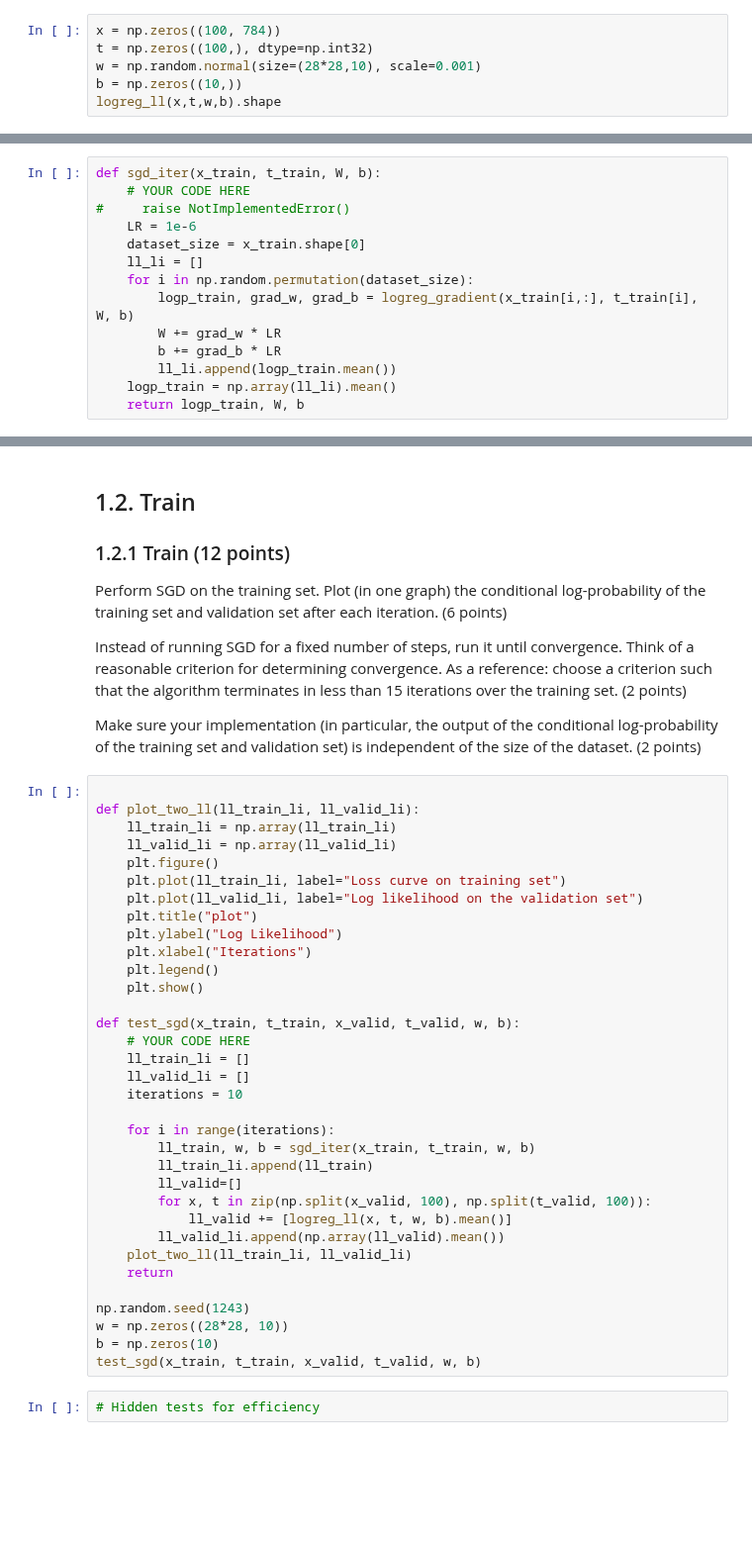
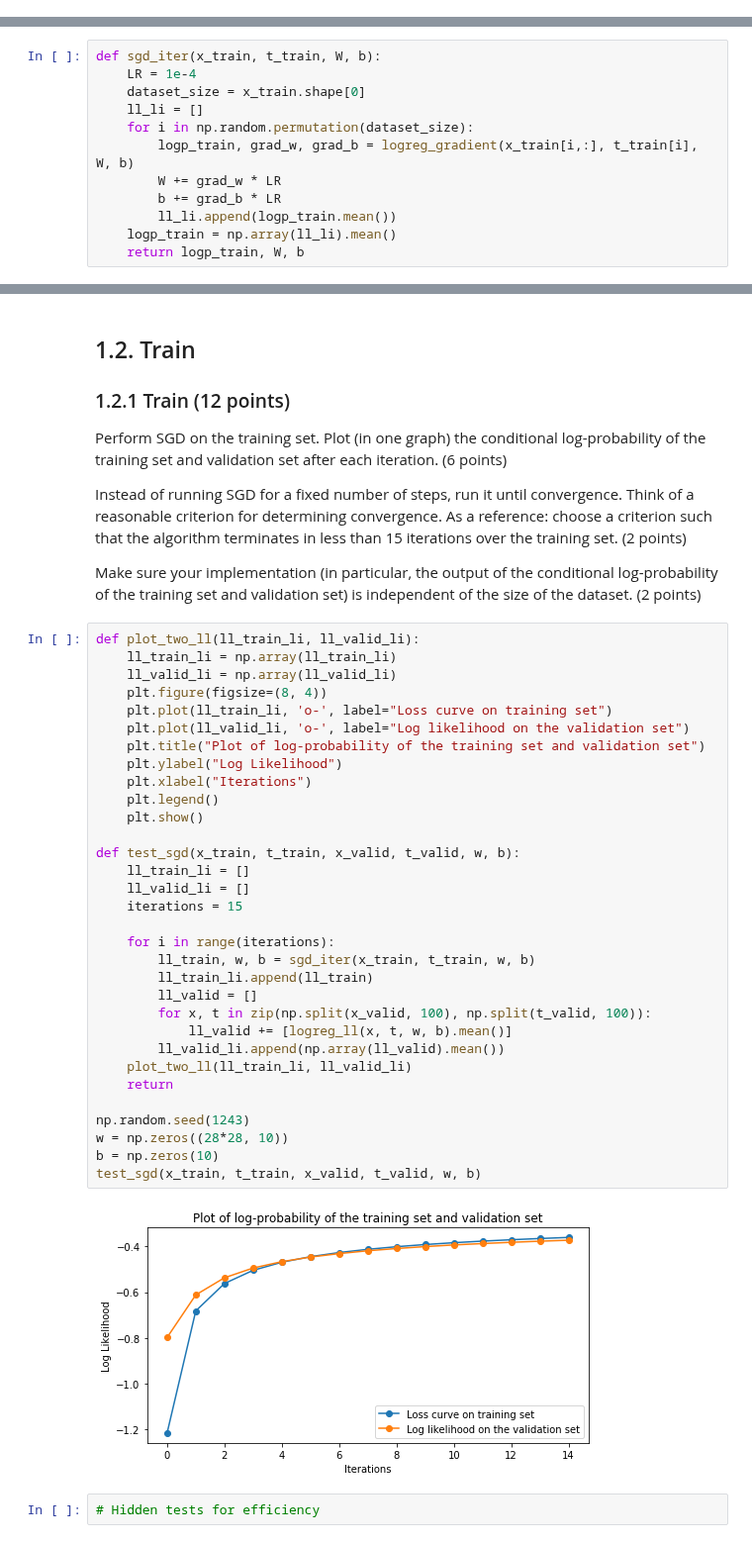
Before and after one commit to jamie0725/Machine-Learning-1, a Jupyter notebook: 12046477_12161381_lab2.ipynb, the cells around one changed output, grey strips where cells are left out. Shown at 99% size. Cells and saved outputs as stored; diff of their text form; blank space fills up the shorter version.

```diff
--- a/12046477_12161381_lab2.ipynb
+++ b/12046477_12161381_lab2.ipynb
@@ -335,7 +330 @@ def logreg_gradient(x, t, w, b):
     return logp[ind,t].squeeze(), dL_dw, dL_db.squeeze()
-# %%
-x = np.zeros((100, 784))
-t = np.zeros((100,), dtype=np.int32)
-w = np.random.normal(size=(28*28,10), scale=0.001)
-b = np.zeros((10,))
-logreg_ll(x,t,w,b).shape
@@ -419,9 +406,7 @@ Finite difference error grad_b: 5.23511748692e-08
 Write a function `sgd_iter(x_train, t_train, w, b)` that performs one iteration of stochastic gradient descent (SGD), and returns the new weights. It should go through the trainingset once in randomized order, call `logreg_gradient(x, t, w, b)` for each datapoint to get the gradients, and update the parameters **using a small learning rate of `1e-6`**. Note that in this case we're maximizing the likelihood function, so we should actually performing gradient ___ascent___... For more information about SGD, see Bishop 5.2.4 or an online source (i.e. https://en.wikipedia.org/wiki/Stochastic_gradient_descent)
 # %%
 def sgd_iter(x_train, t_train, W, b):
-    # YOUR CODE HERE
-#     raise NotImplementedError()
-    LR = 1e-6
+    LR = 1e-4
     dataset_size = x_train.shape[0]
     ll_li = []
     for i in np.random.permutation(dataset_size):
@@ -450,39 +435,39 @@ Instead of running SGD for a fixed number of steps, run it until convergence. Th
 
 Make sure your implementation (in particular, the output of the conditional log-probability of the training set and validation set) is independent of the size of the dataset. (2 points)
 # %%
-
 def plot_two_ll(ll_train_li, ll_valid_li):
     ll_train_li = np.array(ll_train_li)
     ll_valid_li = np.array(ll_valid_li)
-    plt.figure()
-    plt.plot(ll_train_li, label="Loss curve on training set")
-    plt.plot(ll_valid_li, label="Log likelihood on the validation set")
-    plt.title("plot")
+    plt.figure(figsize=(8, 4))
+    plt.plot(ll_train_li, 'o-', label="Loss curve on training set")
+    plt.plot(ll_valid_li, 'o-', label="Log likelihood on the validation set")
+    plt.title("Plot of log-probability of the training set and validation set")
     plt.ylabel("Log Likelihood")
     plt.xlabel("Iterations")
     plt.legend()
     plt.show()
 
 def test_sgd(x_train, t_train, x_valid, t_valid, w, b):
-    # YOUR CODE HERE
     ll_train_li = []
     ll_valid_li = []
-    iterations = 10
+    iterations = 15
 
     for i in range(iterations):
         ll_train, w, b = sgd_iter(x_train, t_train, w, b)
         ll_train_li.append(ll_train)
-        ll_valid=[]
+        ll_valid = []
         for x, t in zip(np.split(x_valid, 100), np.split(t_valid, 100)):
             ll_valid += [logreg_ll(x, t, w, b).mean()]
         ll_valid_li.append(np.array(ll_valid).mean())
     plot_two_ll(ll_train_li, ll_valid_li)
     return
 
 np.random.seed(1243)
 w = np.zeros((28*28, 10))
 b = np.zeros(10)
 test_sgd(x_train, t_train, x_valid, t_valid, w, b)
+# %% [output]
+[figure, added]
 # %%
 # Hidden tests for efficiency
 # %% [markdown]
```
Also changed, not shown: parts of 8 cells of this notebook, 1 other file.
